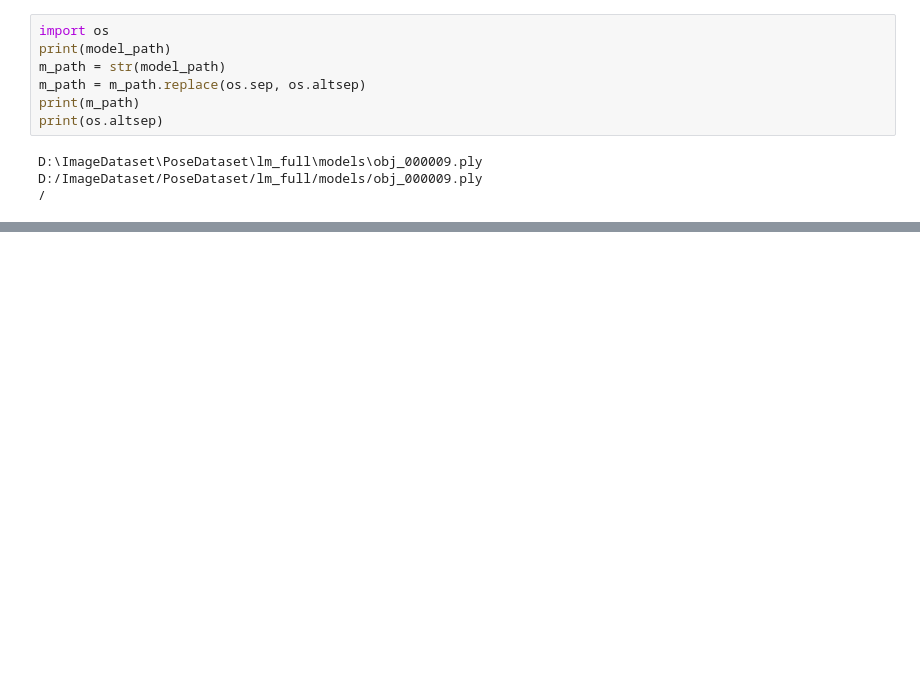
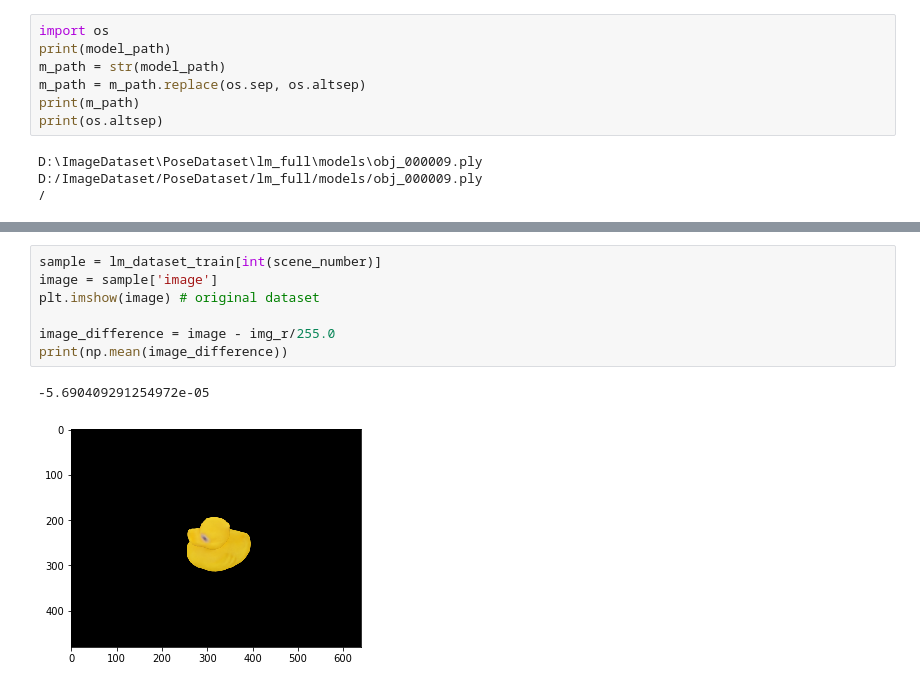
Before and after one commit to peytonhong/CVAE_Pose, a Jupyter notebook: augmentation_test.ipynb, the cells around one changed output, grey strips where cells are left out. Drawn from its saved outputs; the diff is of its cells as text; blank space fills up the shorter version.

```diff
--- a/augmentation_test.ipynb
+++ b/augmentation_test.ipynb
@@ -353,0 +372,10 @@ tra_pose: [-0.   0.   0.4]
+# %%
+sample = lm_dataset_train[int(scene_number)]
+image = sample['image']
+plt.imshow(image) # original dataset
+
+image_difference = image - img_r/255.0
+print(np.mean(image_difference))
+# %% [output]
+-5.690409291254972e-05
+[figure, added]
```
Also changed, not shown: parts of 8 cells of this notebook, 5 other files.
